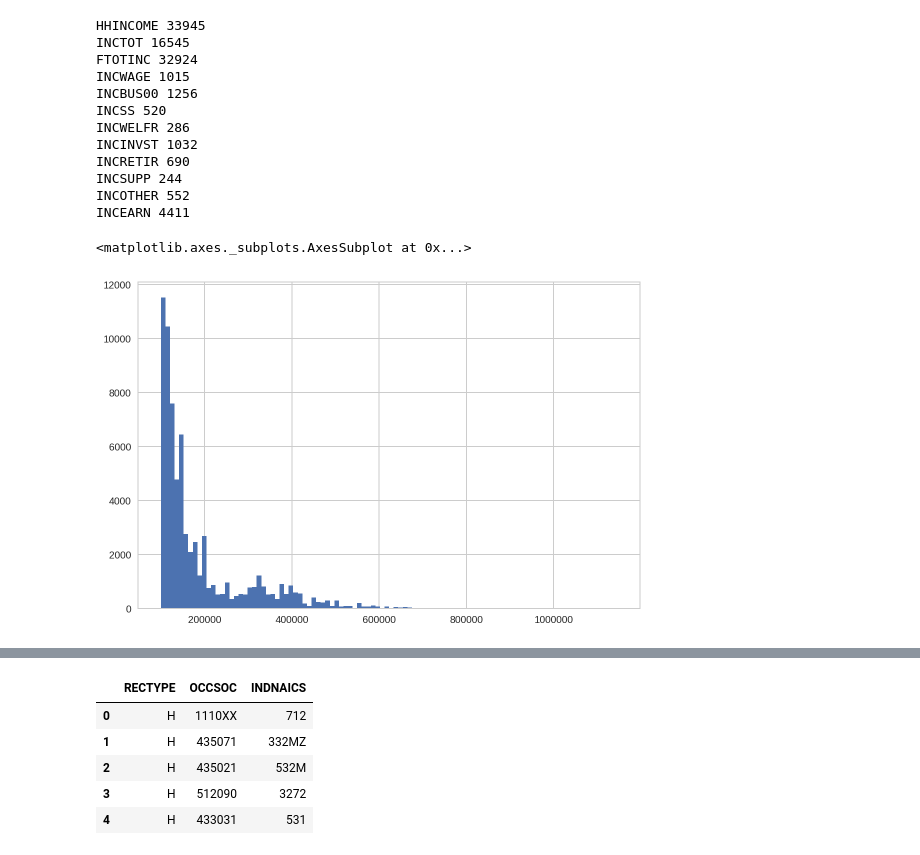
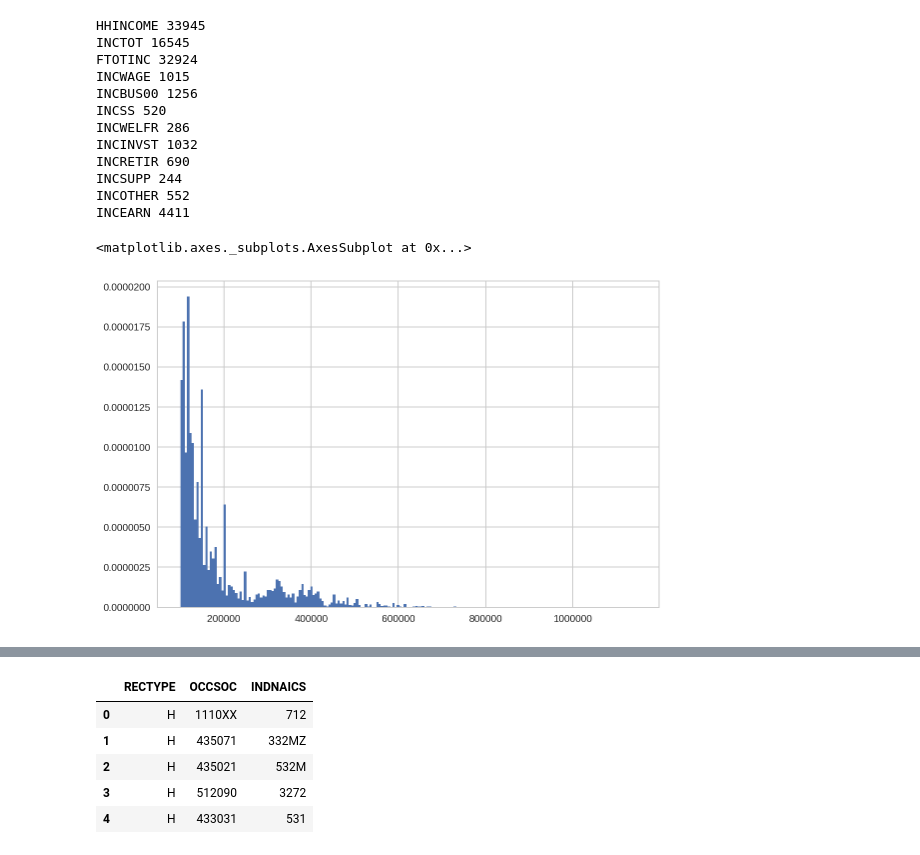
Before and after one commit to h2oai/h2o4gpu, a Jupyter notebook: examples/ipums/init_analysis.ipynb, the cells around one changed output, grey strips where cells are left out. Cells and saved outputs as stored; diff of their text form; code cells hidden in the pictures.

```diff
--- a/examples/ipums/init_analysis.ipynb
+++ b/examples/ipums/init_analysis.ipynb
@@ -106,7 +132,7 @@ INCSUPP 244
 INCOTHER 552
 INCEARN 4411
 # %%
-df[df.INCEARN > 100000].INCEARN.hist(bins=100, figsize = (9,6))
+df[df.INCEARN > 100000].INCEARN.hist(bins=200, figsize = (9,6), normed = True)
 # %% [output]
 <matplotlib.axes._subplots.AxesSubplot at 0x...>
-[figure, old version]
+[figure, new version]
```
Also changed, not shown: parts of 27 cells of this notebook.
